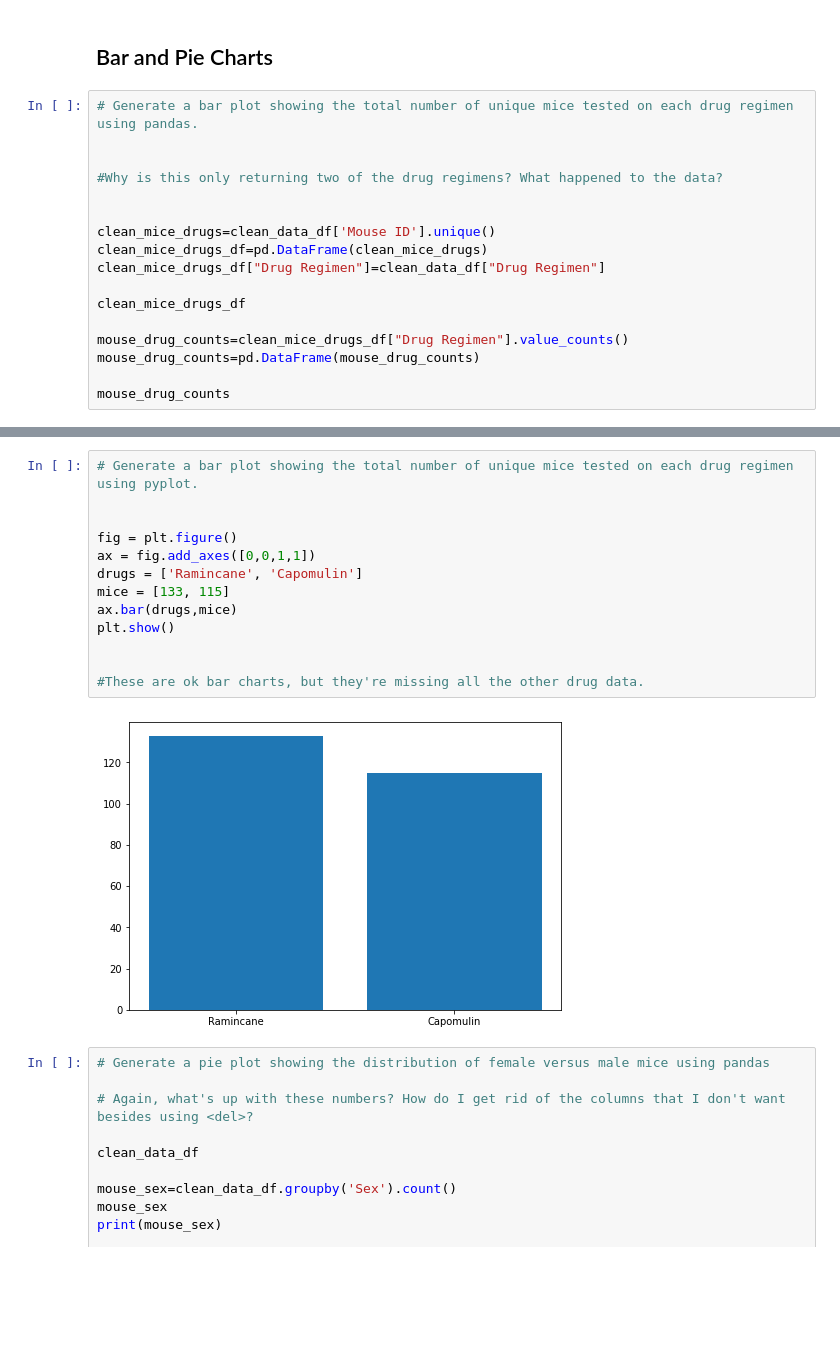
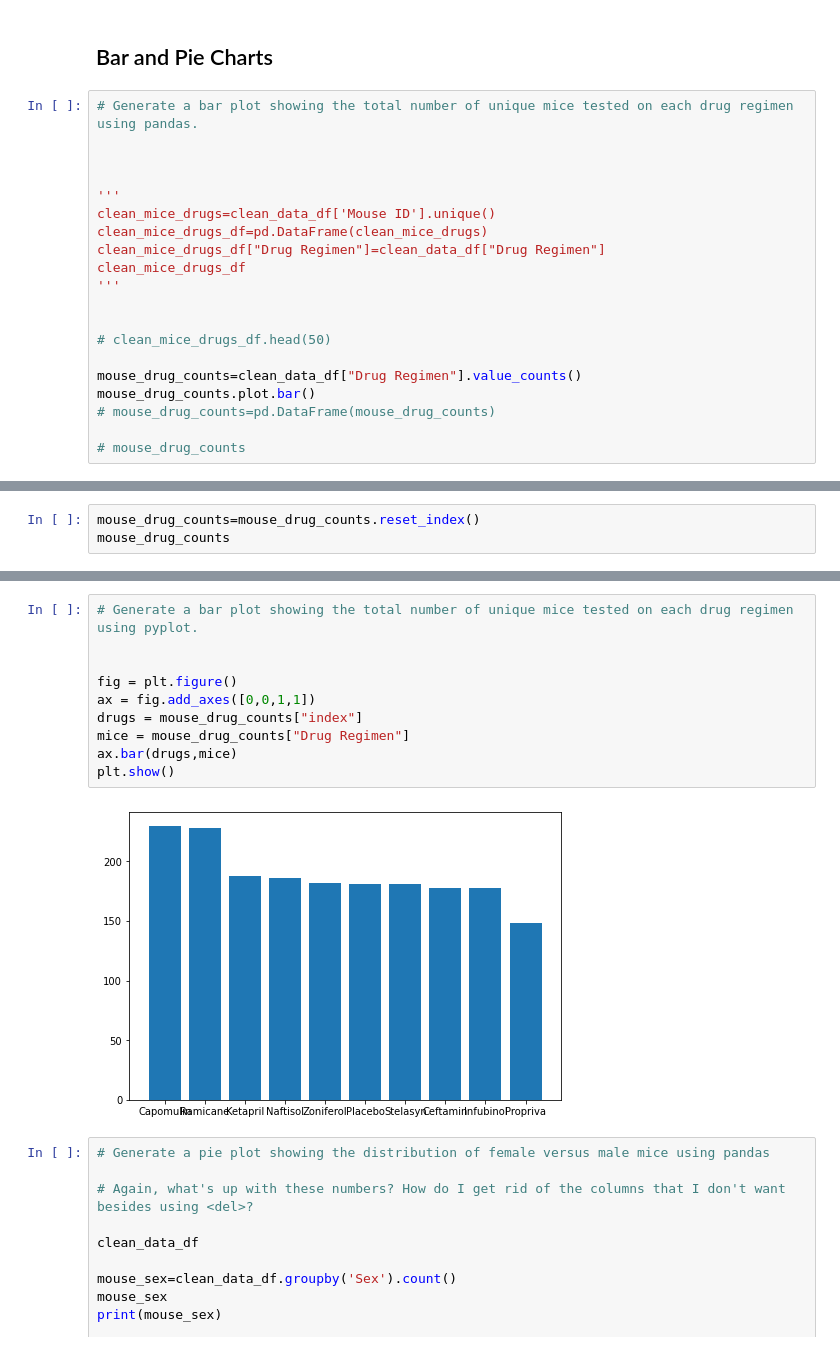
Before and after one commit to LexiJess/Matplotlib_Challenge, a Jupyter notebook: 05-Matplotlib_Homework_Instructions_Pymaceuticals_pymaceuticals_starter.ipynb, the cells around one changed output, grey strips where cells are left out. Drawn from its saved outputs; the diff is of its cells as text; blank space fills up the shorter version.

```diff
--- a/05-Matplotlib_Homework_Instructions_Pymaceuticals_pymaceuticals_starter.ipynb
+++ b/05-Matplotlib_Homework_Instructions_Pymaceuticals_pymaceuticals_starter.ipynb
@@ -216,17 +233,20 @@ summary_statistics_df_agg
 # Generate a bar plot showing the total number of unique mice tested on each drug regimen using pandas.
 
 
-#Why is this only returning two of the drug regimens? What happened to the data?
 
-
+'''
 clean_mice_drugs=clean_data_df['Mouse ID'].unique()
 clean_mice_drugs_df=pd.DataFrame(clean_mice_drugs)
 clean_mice_drugs_df["Drug Regimen"]=clean_data_df["Drug Regimen"]
+clean_mice_drugs_df
+'''
 
-clean_mice_drugs_df
 
-mouse_drug_counts=clean_mice_drugs_df["Drug Regimen"].value_counts()
-mouse_drug_counts=pd.DataFrame(mouse_drug_counts)
+# clean_mice_drugs_df.head(50)
 
-mouse_drug_counts
+mouse_drug_counts=clean_data_df["Drug Regimen"].value_counts()
+mouse_drug_counts.plot.bar()
+# mouse_drug_counts=pd.DataFrame(mouse_drug_counts)
+
+# mouse_drug_counts
 # %% [output]
@@ -251,0 +255,3 @@ ax = mouse_drug_counts_plot.plot.bar(x='Mice', y='val', rot=0)
+# %%
+mouse_drug_counts=mouse_drug_counts.reset_index()
+mouse_drug_counts
@@ -252,18 +270,15 @@ ax = mouse_drug_counts_plot.plot.bar(x='Mice', y='val', rot=0)
 # %%
 # Generate a bar plot showing the total number of unique mice tested on each drug regimen using pyplot.
 
 
 fig = plt.figure()
 ax = fig.add_axes([0,0,1,1])
-drugs = ['Ramincane', 'Capomulin']
-mice = [133, 115]
+drugs = mouse_drug_counts["index"]
+mice = mouse_drug_counts["Drug Regimen"]
 ax.bar(drugs,mice)
 plt.show()
-
-
-#These are ok bar charts, but they're missing all the other drug data.
 # %% [output]
-[figure, old version]
+[figure, new version]
 # %%
 # Generate a pie plot showing the distribution of female versus male mice using pandas
 
```
Also changed, not shown: parts of 11 cells of this notebook.
